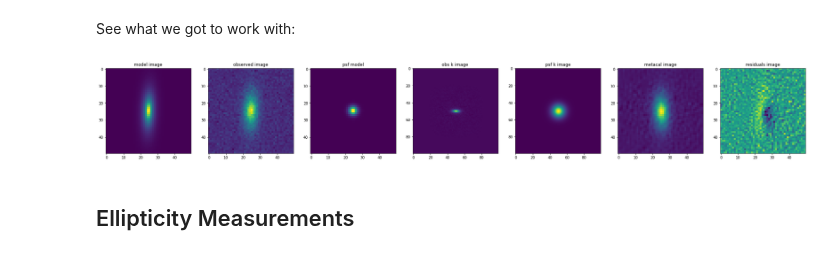
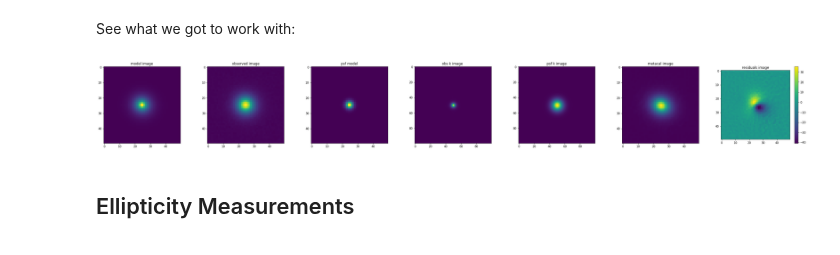
Before and after one commit to CosmoStat/autometacal, a Jupyter notebook: notebooks/metacal_test.ipynb, the cells around one changed output. Drawn from its saved outputs; the diff is of its cells as text; code cells hidden in the pictures.

Commit message:
smaller ellips, metacal tests

```diff
--- a/notebooks/metacal_test.ipynb
+++ b/notebooks/metacal_test.ipynb
@@ -22,4 +22,4 @@ data = tfds.load('gal_gen/small_stamp_100',as_supervised=False,with_info=False)
 data = data['train'].take(100)
 datait = data.as_numpy_iterator()
 datalist=[next(datait) for i in range(100)]
-example = datalist[0]
+example = datalist[1]
@@ -39,37 +42,37 @@ metacal_img_test=autometacal.metacal.generate_mcal_image(example['obs_image'],
 # %% [markdown]
 See what we got to work with:
 # %%
-figure(figsize=[35,5])
+figure(figsize=[45,5])
 
 subplot(171)
 title('model image')
 imshow(example['gal_model'])
 
 subplot(172)
 title('observed image')
 imshow(example['obs_image'])
 
 subplot(173)
 title('psf model')
 imshow(example['psf_image'])
 
 subplot(174)
 title('obs k image ')
 imshow(obs_kimage.real)
 
 subplot(175)
 title('psf k image')
 imshow(psf_kimage.real)
 
 subplot(176)
 title('metacal image')
 imshow(metacal_img_test[0,...,0])
 
 subplot(177)
 title('residuals image')
-imshow(example['obs_image'] - metacal_img_test[0,...,0] )
+imshow(example['obs_image'] - metacal_img_test[0,...,0] );colorbar()
 plt.savefig('first_function_test.jpeg',bbox_inches='tight')
 # %% [output]
-[figure, old version]
+[figure, new version]
 # %% [markdown]
 ## Ellipticity Measurements
```
Also changed, not shown: parts of 13 cells of this notebook, 2 other files.
